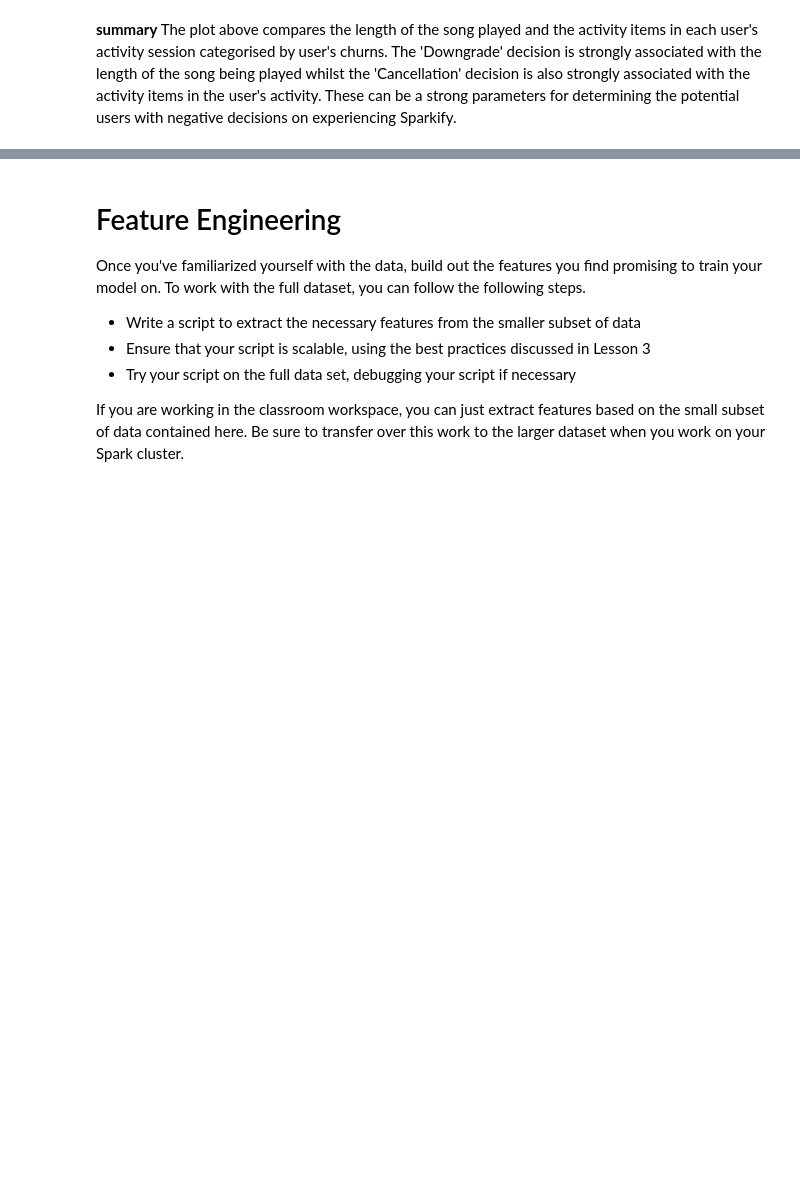
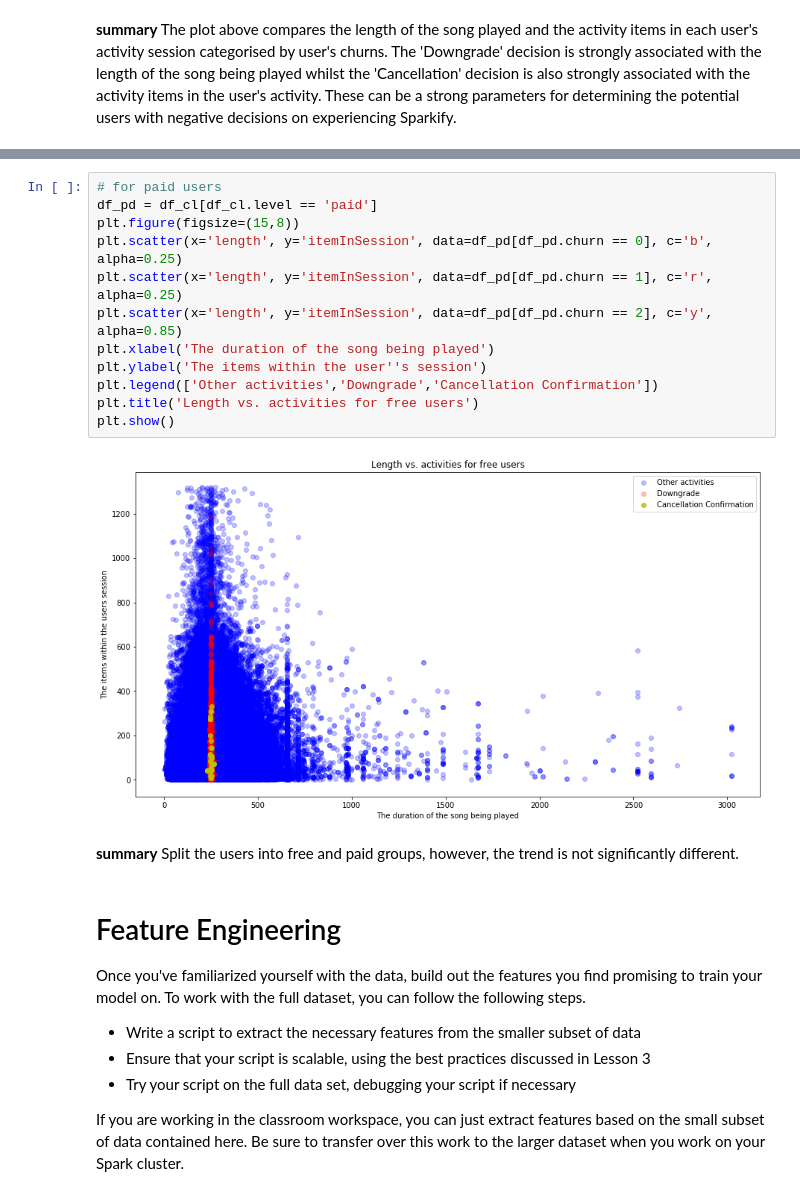
Before and after one commit to GinnCheng/Cloud-computing-classifier-breed, a Jupyter notebook: Sparkify.ipynb, the cells around one changed output, grey strips where cells are left out. Saved outputs shown, nothing was run; the diff lists cells and outputs as text; blank space fills up the shorter version.

```diff
--- a/Sparkify.ipynb
+++ b/Sparkify.ipynb
@@ -316,3 +332,19 @@ plt.show()
+# %%
+# for paid users
+df_pd = df_cl[df_cl.level == 'paid']
+plt.figure(figsize=(15,8))
+plt.scatter(x='length', y='itemInSession', data=df_pd[df_pd.churn == 0], c='b', alpha=0.25)
+plt.scatter(x='length', y='itemInSession', data=df_pd[df_pd.churn == 1], c='r', alpha=0.25)
+plt.scatter(x='length', y='itemInSession', data=df_pd[df_pd.churn == 2], c='y', alpha=0.85)
+plt.xlabel('The duration of the song being played')
+plt.ylabel('The items within the user''s session')
+plt.legend(['Other activities','Downgrade','Cancellation Confirmation'])
+plt.title('Length vs. activities for free users')
+plt.show()
+# %% [output]
+[figure, added]
+# %% [markdown]
+**summary** Split the users into free and paid groups, however, the trend is not significantly different.
 # %% [markdown]
 # Feature Engineering
 Once you've familiarized yourself with the data, build out the features you find promising to train your model on. To work with the full dataset, you can follow the following steps.
```
Also changed, not shown: parts of 2 cells of this notebook.
